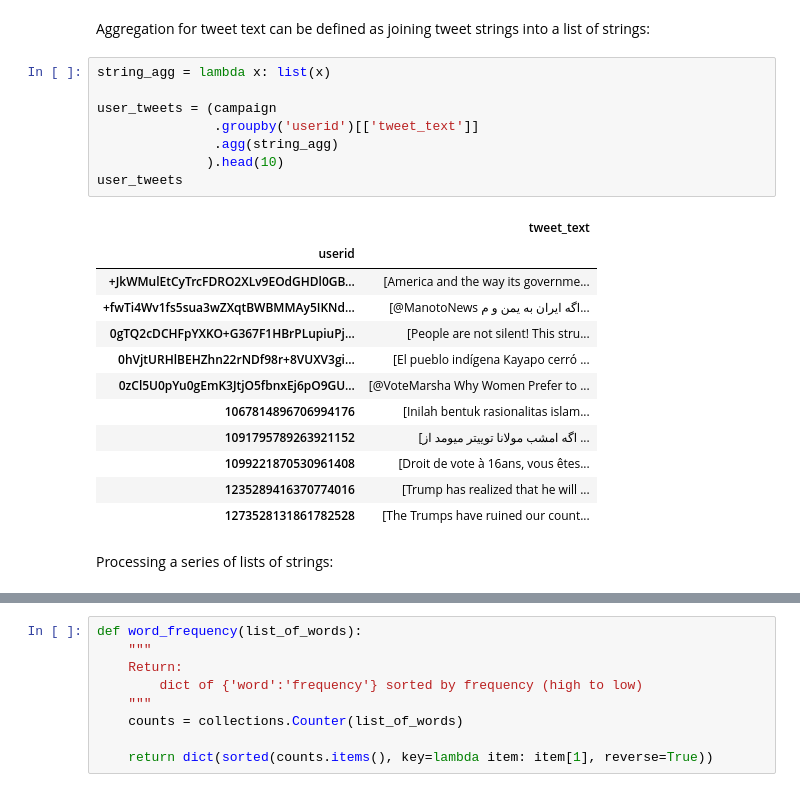
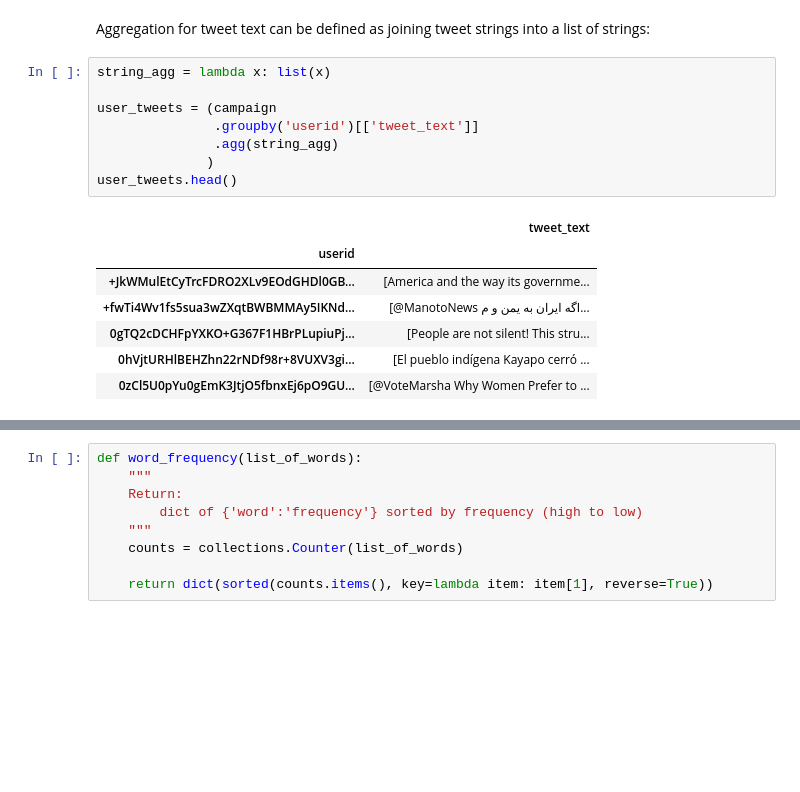
Before and after one commit to sarahkpardo/social-media-data-analysis, a Jupyter notebook: topic_modeling.ipynb, the cells around one changed output, grey strips where cells are left out. Drawn from its saved outputs; the diff is of its cells as text; blank space fills up the shorter version.

```diff
--- a/topic_modeling.ipynb
+++ b/topic_modeling.ipynb
@@ -214,23 +65,16 @@ Aggregation for tweet text can be defined as joining tweet strings into a list o
 # %%
 string_agg = lambda x: list(x)
 
 user_tweets = (campaign
                .groupby('userid')[['tweet_text']]
                .agg(string_agg)
-              ).head(10)
-user_tweets
+              )
+user_tweets.head()
 # %% [output]
 |  | tweet_text |
 | userid |  |
 | +JkWMulEtCyTrcFDRO2XLv9EOdGHDl0GB... | [America and the way its governme... |
 | +fwTi4Wv1fs5sua3wZXqtBWBMMAy5IKNd... | [@ManotoNews اگه ایران به یمن و م... |
 | 0gTQ2cDCHFpYXKO+G367F1HBrPLupiuPj... | [People are not silent! This stru... |
 | 0hVjtURHlBEHZhn22rNDf98r+8VUXV3gi... | [El pueblo indígena Kayapo cerró ... |
 | 0zCl5U0pYu0gEmK3JtjO5fbnxEj6pO9GU... | [@VoteMarsha Why Women Prefer to ... |
-| 1067814896706994176 | [Inilah bentuk rasionalitas islam... |
-| 1091795789263921152 | [اگه امشب مولانا توییتر میومد از ... |
-| 1099221870530961408 | [Droit de vote à 16ans, vous êtes... |
-| 1235289416370774016 | [Trump has realized that he will ... |
-| 1273528131861782528 | [The Trumps have ruined our count... |
-# %% [markdown]
-Processing a series of lists of strings:
```
Also changed, not shown: parts of 50 cells of this notebook, 3 other files.
